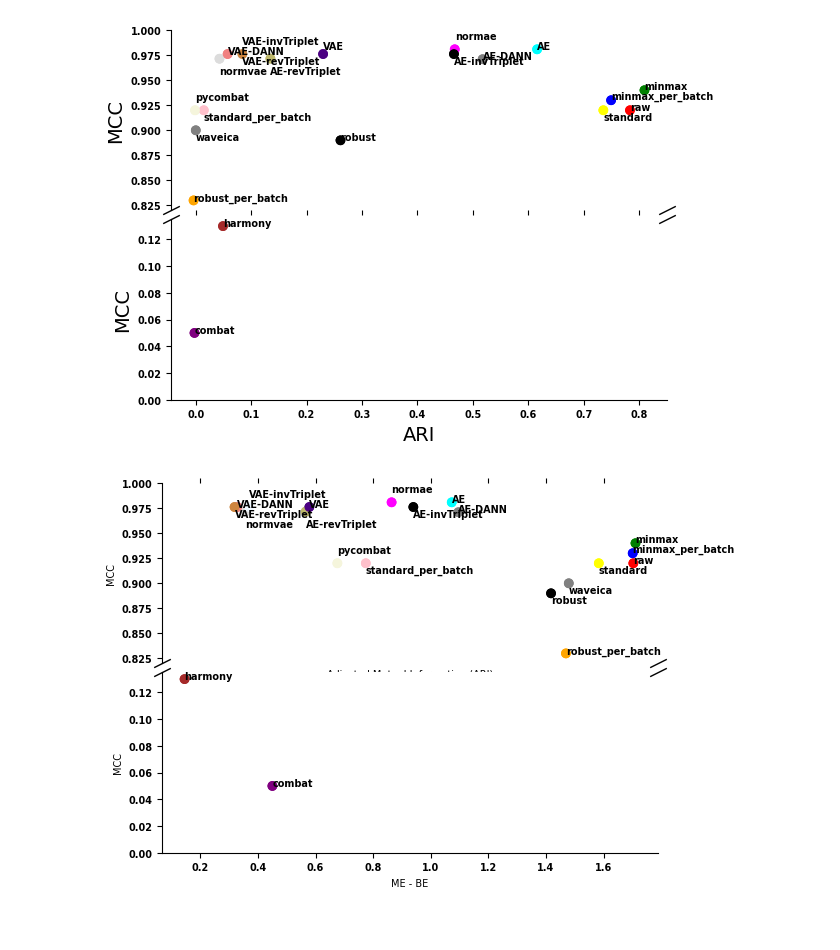
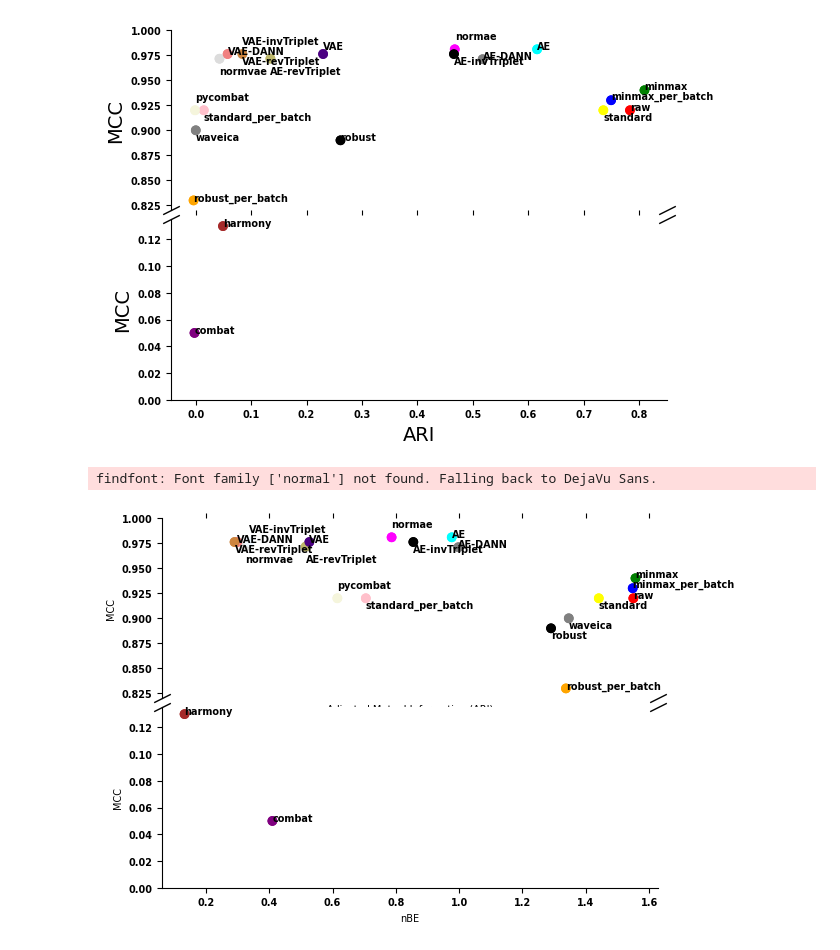
Before and after one commit to spell00/BERNN_MSMS, a Jupyter notebook: notebooks/make_scatter_plots.ipynb, the cells around one changed output. Drawn from its saved outputs; the diff is of its cells as text; code cells hidden in the pictures.

```diff
--- a/notebooks/make_scatter_plots.ipynb
+++ b/notebooks/make_scatter_plots.ipynb
@@ -294,7 +310,7 @@ df = pd.DataFrame({
     "average": pd.concat((alz_metrics['batch_entropy mean'], alz_metrics['adjusted_rand_score mean'], alz_metrics['adjusted_mutual_info_score mean'], alz_metrics['qc_dist/total_dist mean'], alz_metrics['qc_aPCC mean'])),
     "sd": pd.concat((alz_metrics['batch_entropy std'], alz_metrics['adjusted_rand_score std'], alz_metrics['adjusted_mutual_info_score std'], alz_metrics['qc_dist/total_dist std'], alz_metrics['qc_aPCC std'])),
     "models": pd.concat((alz_metrics['model name'], alz_metrics['model name'], alz_metrics['model name'], alz_metrics['model name'], alz_metrics['model name'])),
-    "metrics": ['ME-BE' for _ in range(len(alz_metrics['model name']))] + ['ARI' for _ in range(len(alz_metrics['model name']))] + ['AMI' for _ in range(len(alz_metrics['model name']))] + ['qc_dist/total_dist' for _ in range(len(alz_metrics['model name']))] + ['qc_aPCC' for _ in range(len(alz_metrics['model name']))]
+    "metrics": ['nBE' for _ in range(len(alz_metrics['model name']))] + ['ARI' for _ in range(len(alz_metrics['model name']))] + ['AMI' for _ in range(len(alz_metrics['model name']))] + ['qc_dist/total_dist' for _ in range(len(alz_metrics['model name']))] + ['qc_aPCC' for _ in range(len(alz_metrics['model name']))]
 })
 df_be_ami_ari = pd.DataFrame({
     # "channel": channel,
@@ -315,7 +331,7 @@ df_be = pd.DataFrame({
     "average": alz_metrics['batch_entropy mean'],
     "sd" : alz_metrics['batch_entropy std'],
     "models": alz_metrics['model name'],
-    "metrics": ['ME-BE' for _ in range(len(alz_metrics['model name']))]
+    "metrics": ['nBE' for _ in range(len(alz_metrics['model name']))]
 })
 df_ari = pd.DataFrame({
     # "channel": channel,
@@ -357,7 +373,7 @@ fig, ax = plt.subplots(figsize=(6, 6))
 ax.scatter(df_be['average'], df_valid['mcc'],
            # c=np.array([0, 5, 10, 15, 20, 25, 30, 35, 40, 45, 50, 55, 60, 65, 70, 75, 80, 85, 90, 95, 100]), cmap='gist_rainbow')
            c=colors)
-ax.set_xlabel('ME- BE', fontsize=14)
+ax.set_xlabel('nBE', fontsize=14)
 ax.set_ylabel('MCC', fontsize=14)
 ax.spines['top'].set_visible(False)
 ax.spines['right'].set_visible(False)
@@ -511,7 +528,7 @@ plt.show()
 # %%
 alz_classif = pd.read_excel('summary_results.xlsx', sheet_name='mice classif')
 alz_metrics = pd.read_excel('summary_results.xlsx', sheet_name='mice best metrics')
-alz_metrics['batch_entropy mean'] = np.log(7) - alz_metrics['batch_entropy mean']
+alz_metrics['batch_entropy mean'] = (np.log(7) - alz_metrics['batch_entropy mean'])/np.log(3)
 # %%
 alz_metrics
 # %% [output]
@@ -545,7 +562,7 @@ df = pd.DataFrame({
     "average": pd.concat((alz_metrics['batch_entropy mean'], alz_metrics['adjusted_rand_score mean'], alz_metrics['adjusted_mutual_info_score mean'])),
     "sd": pd.concat((alz_metrics['batch_entropy std'], alz_metrics['adjusted_rand_score std'], alz_metrics['adjusted_mutual_info_score std'])),
     "models": pd.concat((alz_metrics['model name'], alz_metrics['model name'], alz_metrics['model name'])),
-    "metrics": ['ME-BE' for _ in range(len(alz_metrics['model name']))] + ['ARI' for _ in range(len(alz_metrics['model name']))] + ['AMI' for _ in range(len(alz_metrics['model name']))]
+    "metrics": ['nBE' for _ in range(len(alz_metrics['model name']))] + ['ARI' for _ in range(len(alz_metrics['model name']))] + ['AMI' for _ in range(len(alz_metrics['model name']))]
 })
 df_ami_ari = pd.DataFrame({
     # "channel": channel,
@@ -559,7 +576,7 @@ df_be = pd.DataFrame({
     "average": alz_metrics['batch_entropy mean'],
     "sd" : alz_metrics['batch_entropy std'],
     "models": alz_metrics['model name'],
-    "metrics": ['ME-BE' for _ in range(len(alz_metrics['model name']))]
+    "metrics": ['nBE' for _ in range(len(alz_metrics['model name']))]
 })
 df_ari = pd.DataFrame({
     # "channel": channel,
@@ -885,7 +1074,7 @@ for i, txt in enumerate(alz_metrics['model name']):
 ax2.scatter(df_be['average'], df_valid['mcc'],
            # c=np.array([0, 5, 10, 15, 20, 25, 30, 35, 40, 45, 50, 55, 60, 65, 70, 75, 80, 85, 90, 95, 100]), cmap='gist_rainbow')
            c=colors)
-ax2.set_xlabel('ME - BE')
+ax2.set_xlabel('nBE')
 ax2.set_ylabel('MCC')
 for i, txt in enumerate(alz_metrics['model name']):
     x = df_be['average'][i]
@@ -924,31 +1113,32 @@ font = {'family' : 'normal',
         'size'   : 7}
 
 matplotlib.rc('font', **font)
 
 # hide the spines between ax and ax2
 ax1.spines.bottom.set_visible(False)
 ax2.spines.top.set_visible(False)
 ax1.xaxis.tick_top()
 ax1.tick_params(labeltop=False)  # don't put tick labels at the top
 ax2.xaxis.tick_bottom()
 ax1.spines['top'].set_visible(False)
 ax1.spines['right'].set_visible(False)
 ax2.spines['top'].set_visible(False)
 ax2.spines['right'].set_visible(False)
 
 # Now, let's turn towards the cut-out slanted lines.
 # We create line objects in axes coordinates, in which (0,0), (0,1),
 # (1,0), and (1,1) are the four corners of the axes.
 # The slanted lines themselves are markers at those locations, such that the
 # lines keep their angle and position, independent of the axes size or scale
 # Finally, we need to disable clipping.
 
 d = .5  # proportion of vertical to horizontal extent of the slanted line
 kwargs = dict(marker=[(-1, -d), (1, d)], markersize=12,
               linestyle="none", color='k', mec='k', mew=1, clip_on=False)
 ax1.plot([0, 1], [0, 0], transform=ax1.transAxes, **kwargs)
 ax2.plot([0, 1], [1, 1], transform=ax2.transAxes, **kwargs)
 
 plt.show()
 # %% [output]
+findfont: Font family ['normal'] not found. Falling back to DejaVu Sans.
-[figure, old version]
+[figure, new version]
```
Also changed, not shown: parts of 13 cells of this notebook, 8 other files.
